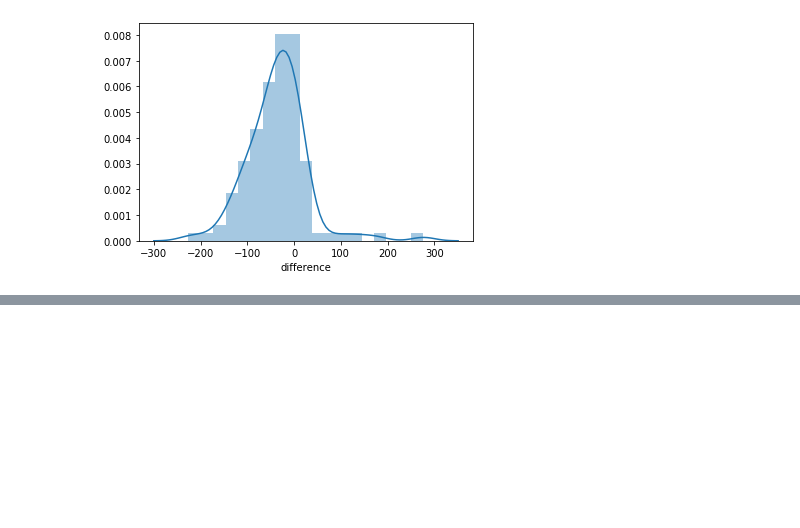
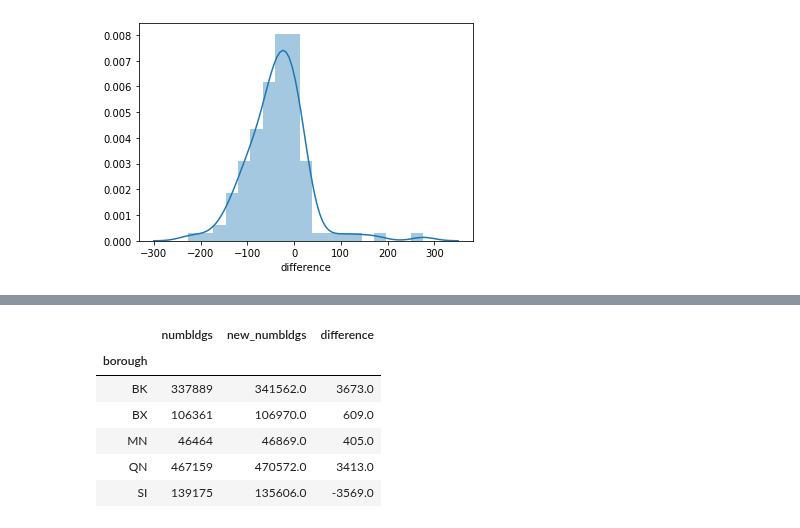
Before and after one commit to NYCPlanning/ann, a Jupyter notebook: numbldgs 2020-03/notebooks/NumBldgs from Building Footprints.ipynb, the cells around one changed output, grey strips where cells are left out. Saved outputs shown, nothing was run; the diff lists cells and outputs as text; code cells hidden in the pictures; blank space fills up the shorter version.

```diff
--- a/numbldgs 2020-03/notebooks/NumBldgs from Building Footprints.ipynb
+++ b/numbldgs 2020-03/notebooks/NumBldgs from Building Footprints.ipynb
@@ -193,0 +240,3 @@ sns.distplot(difference_dist['difference'])
+# %%
+borough_numbldgs = pluto.groupby(['borough'])['numbldgs'].agg('sum')
+borough_numbldgs
@@ -193,0 +251,3 @@ sns.distplot(difference_dist['difference'])
+# %%
+borough_new_numbldgs = pluto.groupby(['borough'])['new_numbldgs'].agg('sum')
+borough_new_numbldgs
@@ -193,0 +262,12 @@ sns.distplot(difference_dist['difference'])
+# %%
+borough_before_and_after = pd.merge(borough_numbldgs, borough_new_numbldgs, how='inner', on='borough').fillna(0)
+borough_before_and_after['difference'] = borough_before_and_after['new_numbldgs'] - borough_before_and_after['numbldgs']
+borough_before_and_after
+# %% [output]
+|  | numbldgs | new_numbldgs | difference |
+| borough |  |  |  |
+| BK | 337889 | 341562.0 | 3673.0 |
+| BX | 106361 | 106970.0 | 609.0 |
+| MN | 46464 | 46869.0 | 405.0 |
+| QN | 467159 | 470572.0 | 3413.0 |
+| SI | 139175 | 135606.0 | -3569.0 |
```
Also changed, not shown: parts of 10 cells of this notebook, 2 other files.
